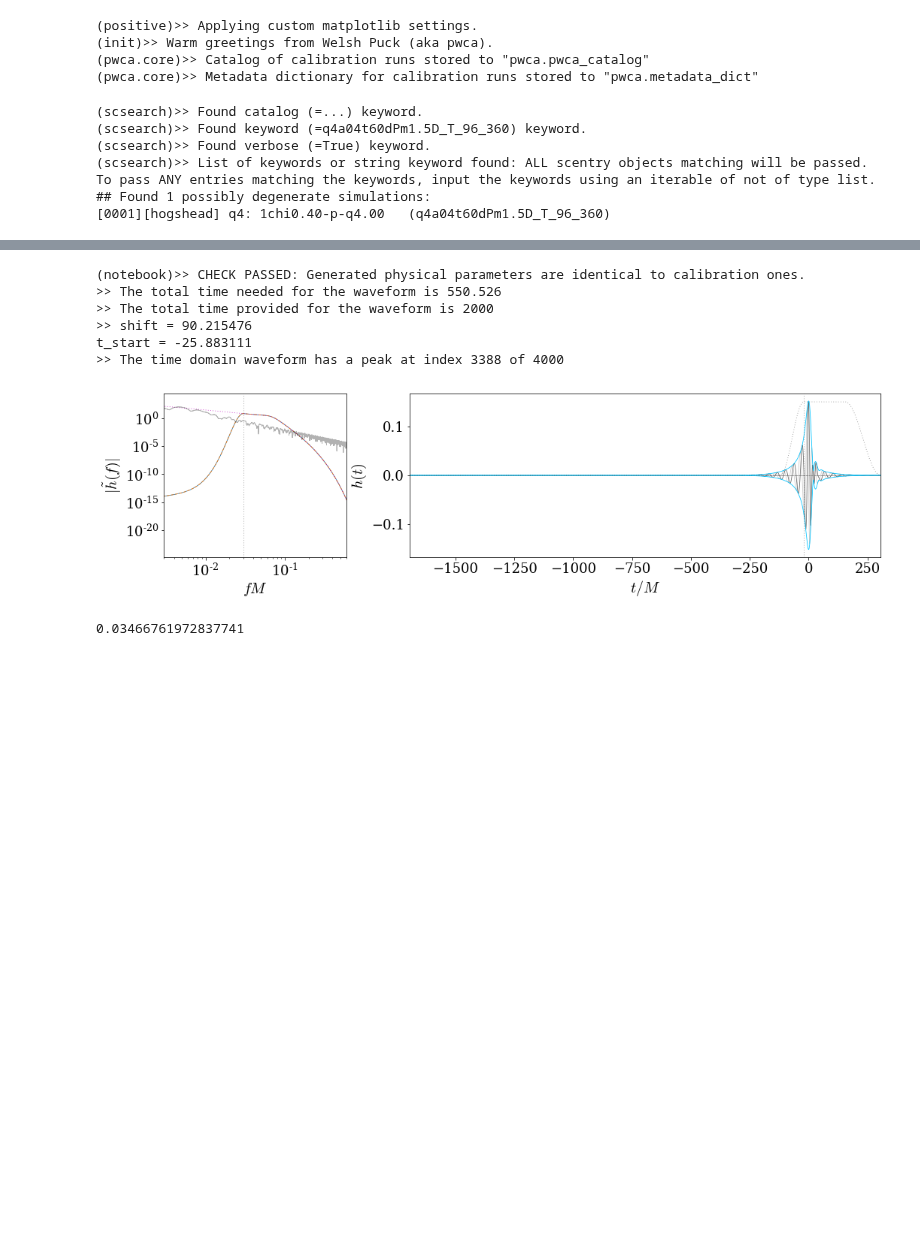
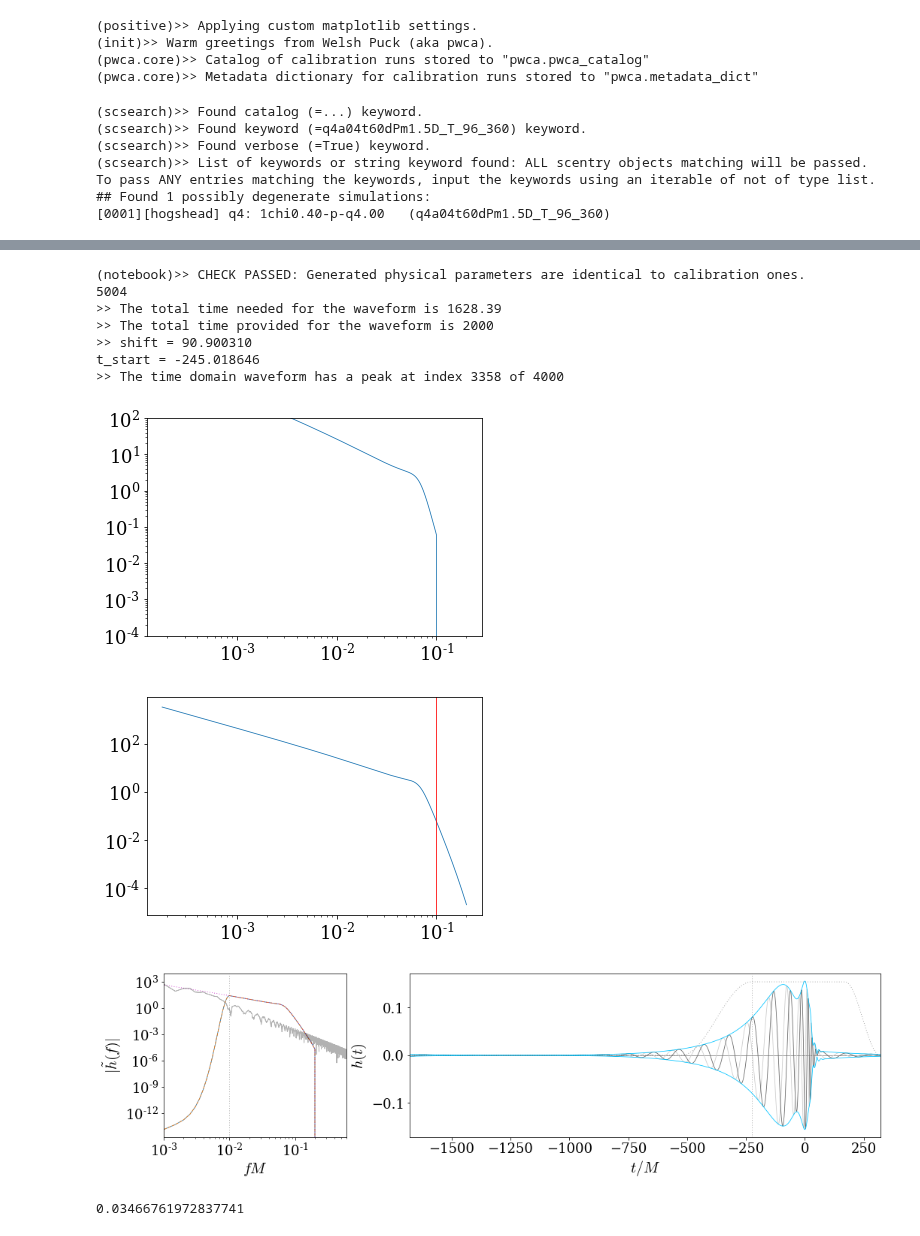
Before and after one commit to Cyberface/puck, a Jupyter notebook: ll/issues/5_generate_model_waveform.ipynb, the cells around one changed output, grey strips where cells are left out. Cells and saved outputs as stored; diff of their text form; code cells hidden in the pictures; blank space fills up the shorter version.

```diff
--- a/ll/issues/5_generate_model_waveform.ipynb
+++ b/ll/issues/5_generate_model_waveform.ipynb
@@ -113,13 +133,9 @@ for a in pwca_catalog:
     opt_model_dphi = template_dphi( raw_fp, opt_nu4, opt_nu5, opt_nu6 )
     model_dphi     = template_dphi( raw_fp, nu4, nu5, nu6 )
 
-    #
-    y = generate_pwca_waveform( raw_fp, a.m1, a.m2, a.X1, a.X2, a.L )
-    full_model_phi = unwrap( -angle(y) )
-
-    #
-    d_full_model_phi = spline_diff( raw_fp, full_model_phi )
-    adjusted_d_full_model_phi = d_full_model_phi - min(d_full_model_phi[(raw_fp>=fmin) & (raw_fp<=fmax)])
+    ##
+    #d_full_model_phi = spline_diff( raw_fp, full_model_phi )
+    #adjusted_d_full_model_phi = d_full_model_phi - min(d_full_model_phi[(raw_fp>=fmin) & (raw_fp<=fmax)])
 
     # #
     # # sca(ax[ax_id]); ax_id += 1
@@ -137,40 +153,64 @@ for a in pwca_catalog:
     #
     # #
     # ylim(lim(dphi_td,dilate=0.1)+array([0,300]))
     # xlim(lim(f,dilate=0.5))
 
     # #
     # axvspan( min(xlim()), fmin, alpha=0.05, color='k')
     # axvspan( fmax, max(xlim()), alpha=0.05, color='k')
     #
     # #
     # legend(ncol=2,loc=1)
     # ylabel(r'$|\tilde{h}_{22}(f)|$')
     # if (ax_id==len(pwca_catalog)) or (ax_id==1):
     #     xlabel('$fM$')
     # title(a.simname,loc='left',size=12)
 
     #
-    ff = linspace(min(raw_fp),max(raw_fp),10000)
+    ff = linspace(min(raw_fp),0.2,10000)
     y = generate_pwca_waveform( ff, a.m1, a.m2, a.X1, a.X2, a.L )
 
+
     #
-    fstart = 0.03
+    fmx = 0.1
+    print sum(ff>fmx)
+    window = ones_like(ff)
+    window[ff>fmx]*=0
+    plot(ff,abs(y)*window)
+    xscale('log')
+    yscale('log')
+    ylim(1e-4,1e2)
+
+    figure()
+    loglog( ff, abs(y) )
+    axvline(fmx,color='r')
+
+    #
+    full_model_phi = unwrap( -angle(y) )
+
+    #
+    fstart = 0.01
     N = 4000
     model_data = ( ff, abs(y), unwrap(angle(y)) )
     dt = 0.5
     y_td,t,t_shift = phenom2td( fstart, N, dt, model_data, plot=True, verbose=True, fmax=0.3, ringdown_pad=300 )
 
     #
+    #xlim(-800,300)
+
+    #
     break
 # %% [output]
 (notebook)>> CHECK PASSED: Generated physical parameters are identical to calibration ones.
->> The total time needed for the waveform is 550.526
+5004
+>> The total time needed for the waveform is 1628.39
 >> The total time provided for the waveform is 2000
->> shift = 90.215476
-t_start = -25.883111
->> The time domain waveform has a peak at index 3388 of 4000
+>> shift = 90.900310
+t_start = -245.018646
+>> The time domain waveform has a peak at index 3358 of 4000
-[figure, old version]
+[figure, new version]
+[figure, added]
+[figure, added]
 # %%
 print fmin
 # %% [output]
```
Also changed, not shown: parts of 1 cell of this notebook, 25 other files.
